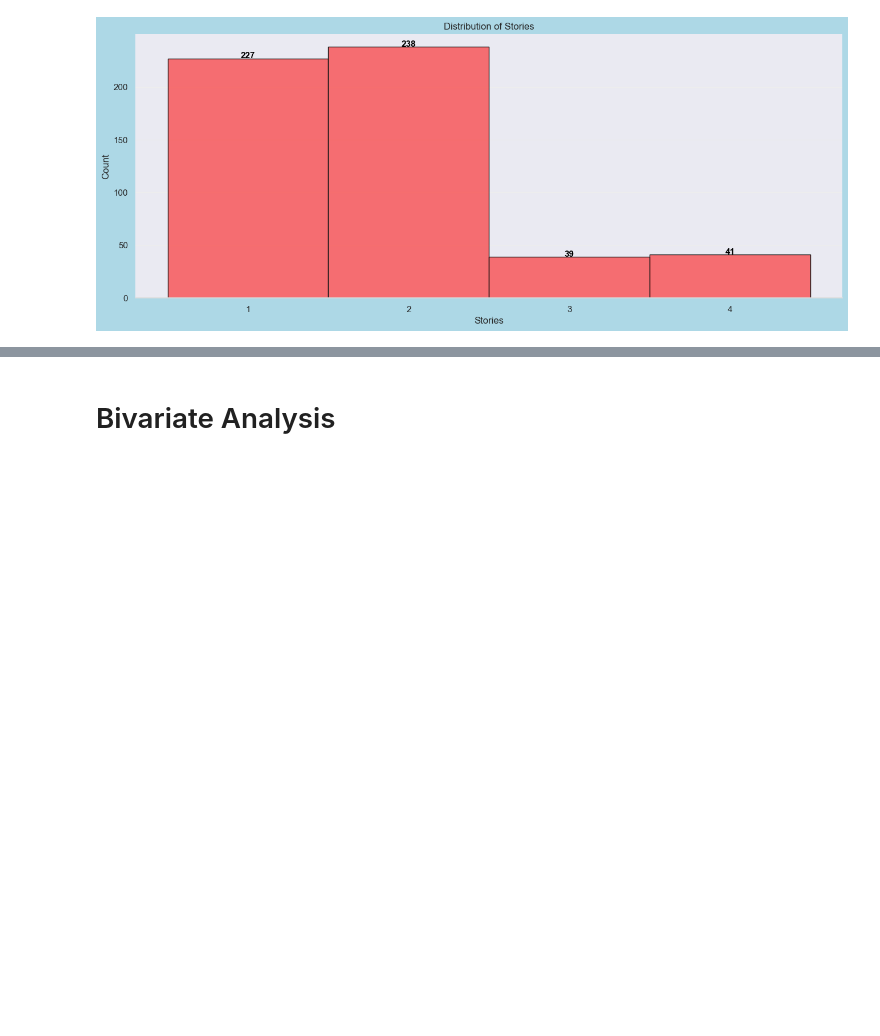
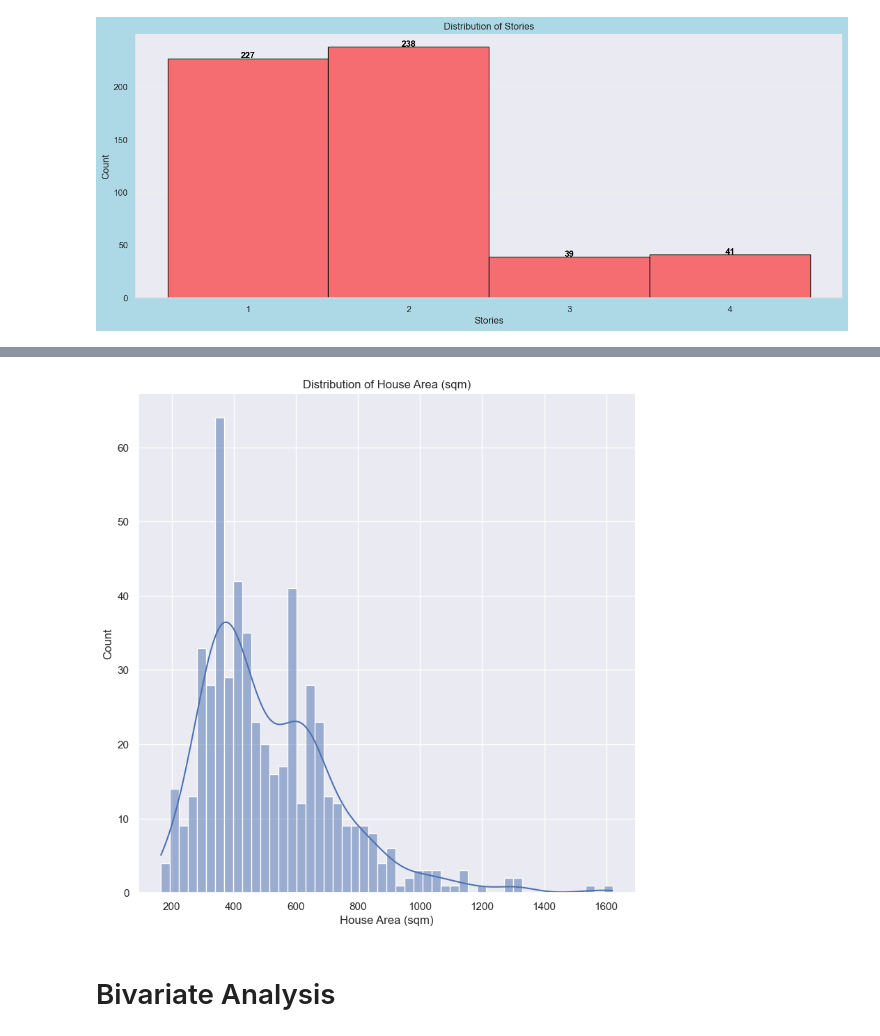
Before and after one commit to lzklucas/SP, a Jupyter notebook: Y2S1/AIML/CA1/reports/Regression/AIML_CA1(Regression).ipynb, the cells around one changed output, grey strips where cells are left out. Saved outputs shown, nothing was run; the diff lists cells and outputs as text; code cells hidden in the pictures; blank space fills up the shorter version.

```diff
--- a/Y2S1/AIML/CA1/reports/Regression/AIML_CA1(Regression).ipynb
+++ b/Y2S1/AIML/CA1/reports/Regression/AIML_CA1(Regression).ipynb
@@ -420,3 +511,9 @@ plt.show()
+# %%
+sns.displot(data=housing_eda, x="House Area (sqm)", kde=True, bins=50, height=8)
+plt.title("Distribution of House Area (sqm)")
+plt.show()
+# %% [output]
+[figure, added]
 # %% [markdown]
 # Bivariate Analysis
 # %% [markdown]
```
Also changed, not shown: parts of 3 cells of this notebook, 11 other files.
